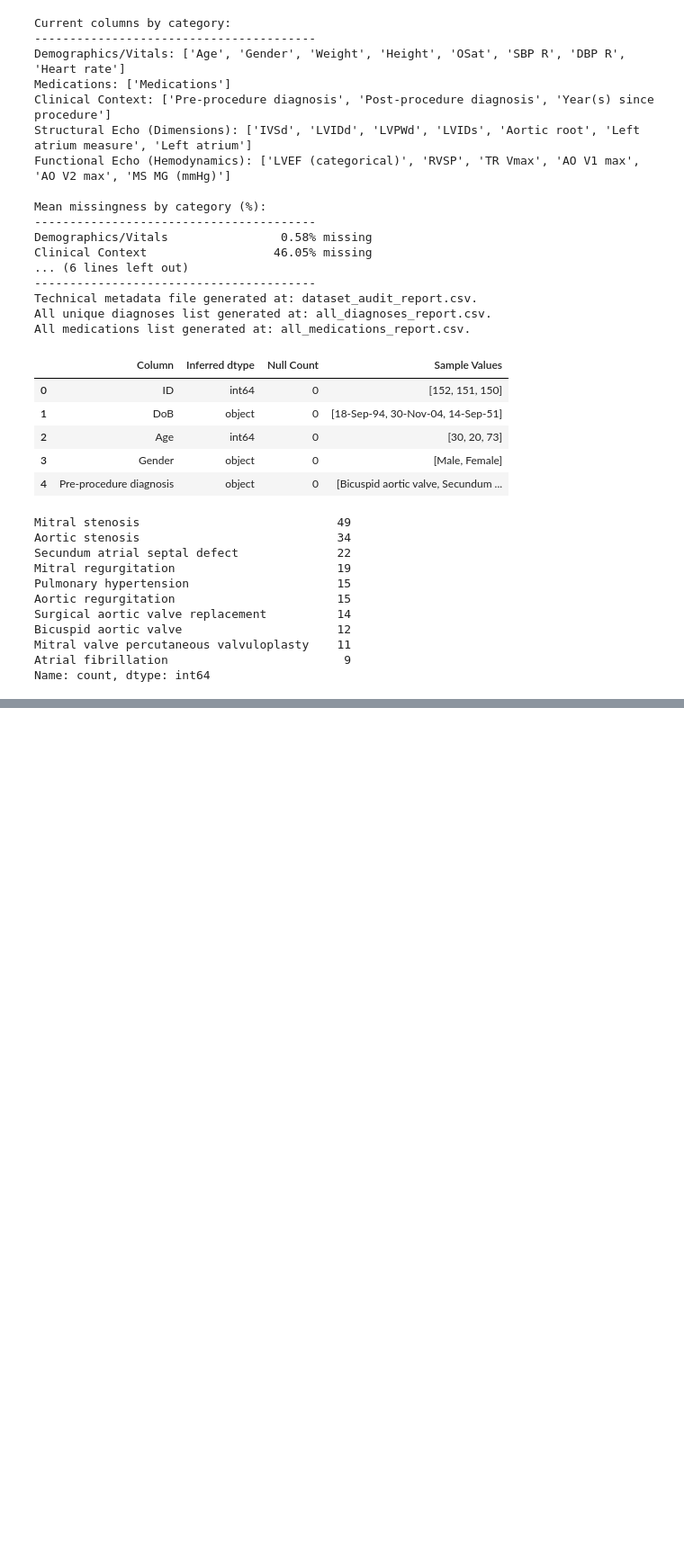
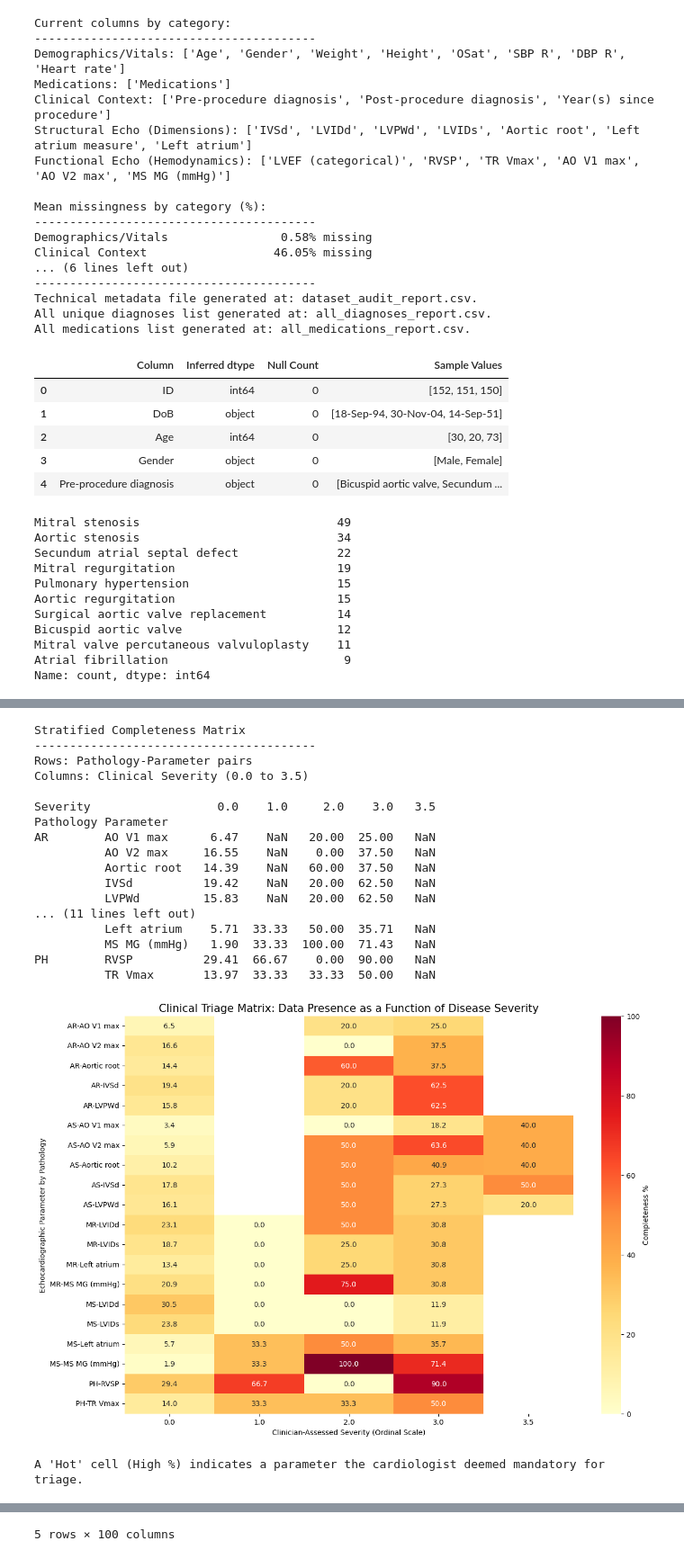
Before and after one commit to enrodri/phl_2025, a Jupyter notebook: phl_2025_1.ipynb, the cells around one changed output, grey strips where cells are left out. Shown: that part at 90% size. Saved outputs shown, nothing was run; the diff lists cells and outputs as text; code cells hidden in the pictures; blank space fills up the shorter version.

```diff
--- a/phl_2025_1.ipynb
+++ b/phl_2025_1.ipynb
@@ -97,6 +97,22 @@ medication_classes = {
 freq_day = {
     'qd': 1, 'bid': 2, 'tid': 3, 'qid': 4
 }
+
+# Groupings of echo variables by anatomical and functional units for targeted analysis.
+echo_groups = {
+            "Mitral": {
+                "Parameters": ['MS MG (mmHg)', 'Left atrium', 'LVIDd', 'LVIDs'],
+                "Severity_Cols": ['Sev_MS', 'Sev_MR']
+            },
+            "Aortic": {
+                "Parameters": ['AO V1 max', 'AO V2 max', 'Aortic root', 'IVSd', 'LVPWd'],
+                "Severity_Cols": ['Sev_AS', 'Sev_AR']
+            },
+            "PH": {
+                "Parameters": ['RVSP', 'TR Vmax'],
+                "Severity_Cols": ['Sev_PH']
+            }
+        }
 # %%
 # 3. CLASSES AND FUNCTIONS
 # ==========================================
@@ -373,0 +426,55 @@ Detected 8 patients with both Mitral and Aortic Valve Lesions.
+# %%
+'''
+Step 4: Stratified Missingness & Triage Proxy Audit
+'''
+#Running the echo-specific audit on the 'Refined' data.
+# This step proves that MNAR patterns follow clinical suspicion/severity.
+missing_stratified = auditor(parsed).echo_missingness()
+
+# Pivot for 'Triage Matrix' visualization.
+pivot_audit = missing_stratified.pivot_table(
+    index=['Pathology', 'Parameter'],
+    columns='Severity',
+    values='Completeness_Pct'
+)
+print("Stratified Completeness Matrix" + "\n" + "-"*40)
+print("Rows: Pathology-Parameter pairs")
+print("Columns: Clinical Severity (0.0 to 3.5)\n")
+print(pivot_audit)
+
+# --- Visualization: The Triage Silhouette ---
+plt.figure(figsize=(14, 10))
+
+# Using a sequential colormap (YlOrRd) to highlight 'Data Deserts' vs 'Data Oases'.
+sns.heatmap(pivot_audit, annot=True, fmt=".1f", cmap="YlOrRd", cbar_kws={'label': 'Completeness %'})
+
+plt.title("Clinical Triage Matrix: Data Presence as a Function of Disease Severity", fontsize=15)
+plt.xlabel("Clinician-Assessed Severity (Ordinal Scale)")
+plt.ylabel("Echocardiographic Parameter by Pathology")
+plt.show()
+print("A 'Hot' cell (High %) indicates a parameter the cardiologist deemed mandatory for triage.")
+
+# Final checkpoint before Stochastic Imputation:
+# At this point, 'parsed' contains the 'Anatomy_Pre' and 'Sev_X' columns
+# required for the conditional baseline imputation logic.
+parsed.head()
+# %% [output]
+Stratified Completeness Matrix
+----------------------------------------
+Rows: Pathology-Parameter pairs
+Columns: Clinical Severity (0.0 to 3.5)
+
+Severity                  0.0    1.0     2.0    3.0   3.5
+Pathology Parameter
+AR        AO V1 max      6.47    NaN   20.00  25.00   NaN
+          AO V2 max     16.55    NaN    0.00  37.50   NaN
+          Aortic root   14.39    NaN   60.00  37.50   NaN
+          IVSd          19.42    NaN   20.00  62.50   NaN
+          LVPWd         15.83    NaN   20.00  62.50   NaN
+... (11 lines left out)
+          Left atrium    5.71  33.33   50.00  35.71   NaN
+          MS MG (mmHg)   1.90  33.33  100.00  71.43   NaN
+PH        RVSP          29.41  66.67    0.00  90.00   NaN
+          TR Vmax       13.97  33.33   33.33  50.00   NaN
+[figure, added]
+A 'Hot' cell (High %) indicates a parameter the cardiologist deemed mandatory for triage.
@@ -374,3 +487,4 @@ Detected 8 patients with both Mitral and Aortic Valve Lesions.
+5 rows × 100 columns
 # %%
 # 5. EXPLORATIONS
 # ==========================================
```
Also changed, not shown: parts of 6 cells of this notebook, 1 other file.
